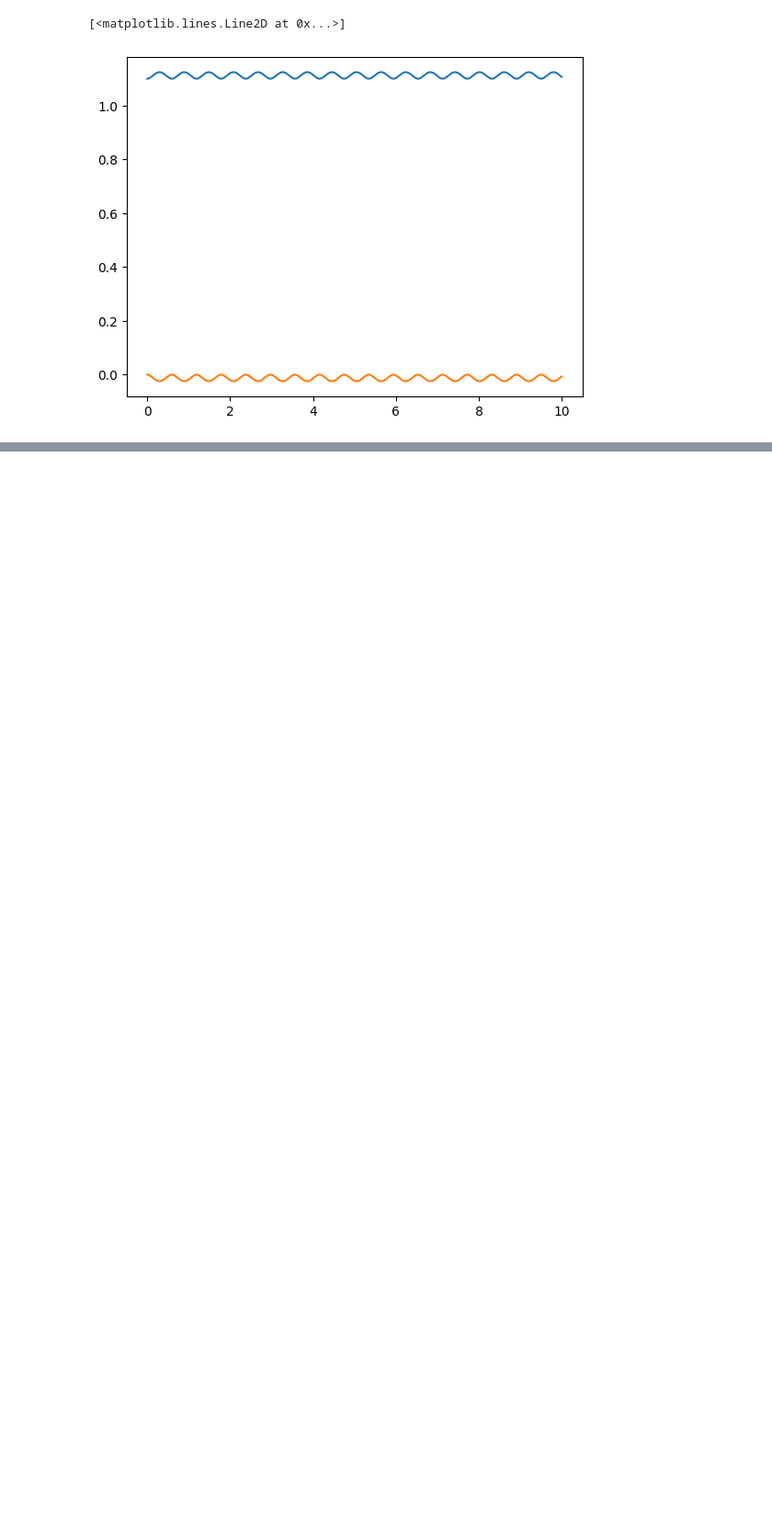
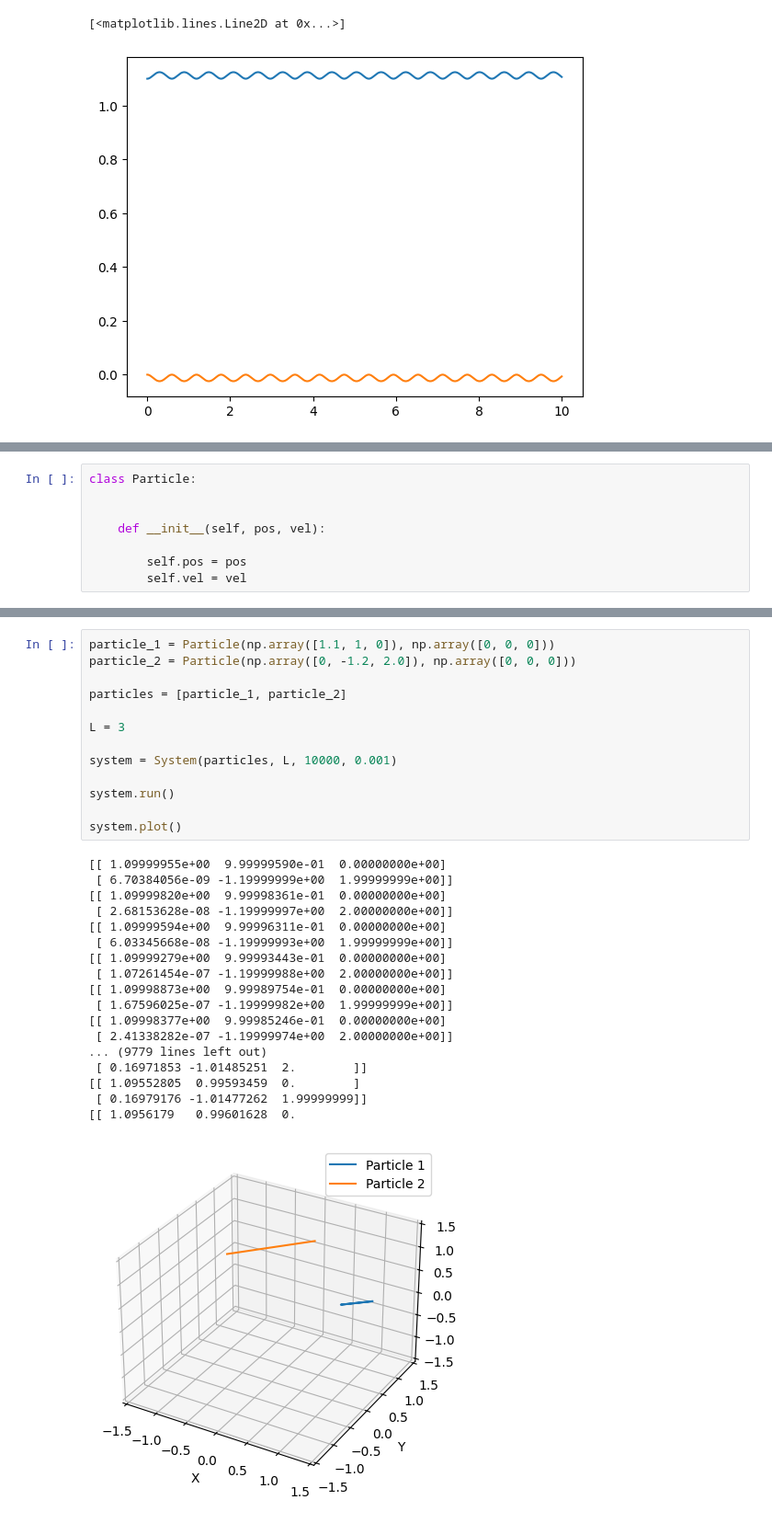
Before and after one commit to petesiharath/particle_simulation, a Jupyter notebook: nbody.ipynb, the cells around one changed output, grey strips where cells are left out. Shown at 92% size. Drawn from its saved outputs; the diff is of its cells as text; blank space fills up the shorter version.

```diff
--- a/nbody.ipynb
+++ b/nbody.ipynb
@@ -70,0 +175,8 @@ ax.plot(times, stored_pos_2)
+# %%
+class Particle:
+
+
+    def __init__(self, pos, vel):
+
+        self.pos = pos
+        self.vel = vel
@@ -70,0 +281,32 @@ ax.plot(times, stored_pos_2)
+# %%
+particle_1 = Particle(np.array([1.1, 1, 0]), np.array([0, 0, 0]))
+particle_2 = Particle(np.array([0, -1.2, 2.0]), np.array([0, 0, 0]))
+
+particles = [particle_1, particle_2]
+
+L = 3
+
+system = System(particles, L, 10000, 0.001)
+
+system.run()
+
+system.plot()
+# %% [output]
+[[ 1.09999955e+00  9.99999590e-01  0.00000000e+00]
+ [ 6.70384056e-09 -1.19999999e+00  1.99999999e+00]]
+[[ 1.09999820e+00  9.99998361e-01  0.00000000e+00]
+ [ 2.68153628e-08 -1.19999997e+00  2.00000000e+00]]
+[[ 1.09999594e+00  9.99996311e-01  0.00000000e+00]
+ [ 6.03345668e-08 -1.19999993e+00  1.99999999e+00]]
+[[ 1.09999279e+00  9.99993443e-01  0.00000000e+00]
+ [ 1.07261454e-07 -1.19999988e+00  2.00000000e+00]]
+[[ 1.09998873e+00  9.99989754e-01  0.00000000e+00]
+ [ 1.67596025e-07 -1.19999982e+00  1.99999999e+00]]
+[[ 1.09998377e+00  9.99985246e-01  0.00000000e+00]
+ [ 2.41338282e-07 -1.19999974e+00  2.00000000e+00]]
+... (9779 lines left out)
+ [ 0.16971853 -1.01485251  2.        ]]
+[[ 1.09552805  0.99593459  0.        ]
+ [ 0.16979176 -1.01477262  1.99999999]]
+[[ 1.0956179   0.99601628  0.
+[figure, added]
```
Also changed, not shown: parts of 8 cells of this notebook.
